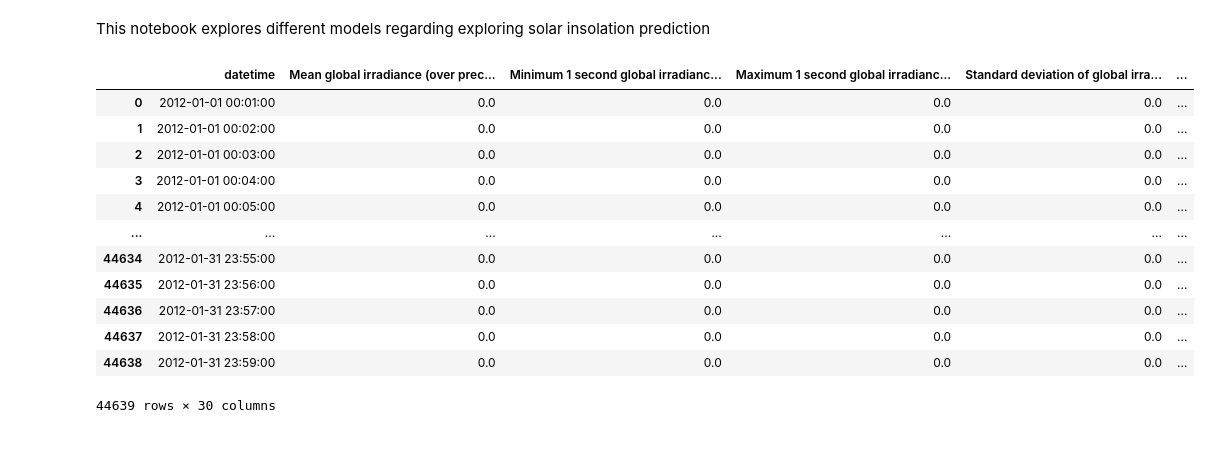
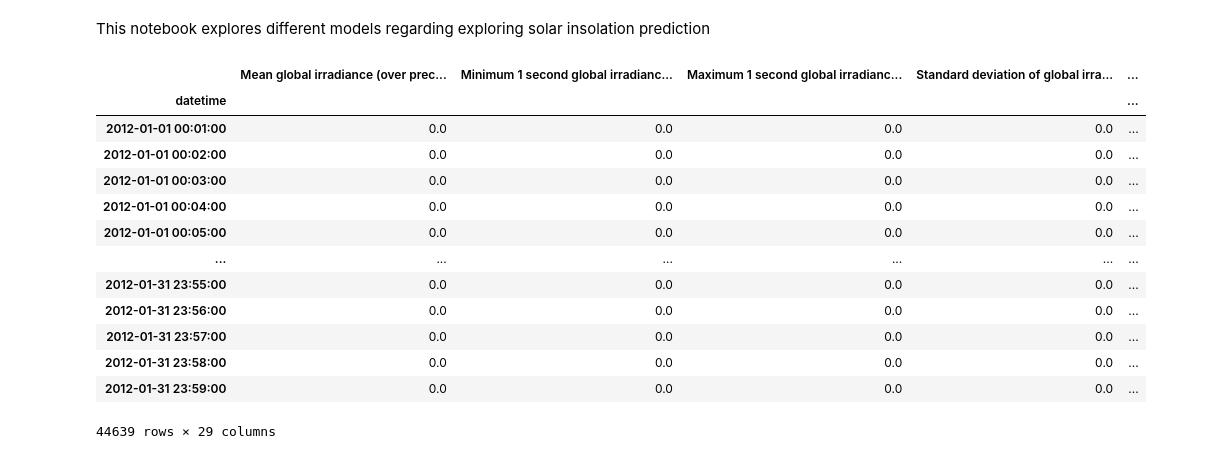
Before and after one commit to Muckthebuck/2023-Energy-kit, a Jupyter notebook: solar_prediciton.ipynb, the cells around one changed output. Saved outputs shown, nothing was run; the diff lists cells and outputs as text; code cells hidden in the pictures.

```diff
--- a/solar_prediciton.ipynb
+++ b/solar_prediciton.ipynb
@@ -17,33 +18,35 @@ import numpy as np
 # %%
 df = pd.read_csv('data/solar_data/sol_data_prepped.csv', sep=",")
 # Rename the columns
 df = df.rename(columns={
     'Year Month Day Hours Minutes in YYYY': 'Year',
     'MM': 'Month',
     'DD': 'Day',
     'HH24': 'Hour',
     'MI format in Local standard time': 'Minute'
 })
 
 df['datetime'] = pd.to_datetime(df.iloc[:,2:7])
 datetime_col = df.pop('datetime')
 df.insert(0, 'datetime', datetime_col)
+df = df.set_index('datetime')
 df = df.drop(['Station Number', 'sl', 'Year', 'Month', 'Day', 'Hour', 'Minute'], axis=1)
 df
 # %% [output]
-|  | datetime | Mean global irradiance (over prec... | Minimum 1 second global irradianc... | Maximum 1 second global irradianc... | Standard deviation of global irra... | ... |
-| 0 | 2012-01-01 00:01:00 | 0.0 | 0.0 | 0.0 | 0.0 | ... |
-| 1 | 2012-01-01 00:02:00 | 0.0 | 0.0 | 0.0 | 0.0 | ... |
-| 2 | 2012-01-01 00:03:00 | 0.0 | 0.0 | 0.0 | 0.0 | ... |
-| 3 | 2012-01-01 00:04:00 | 0.0 | 0.0 | 0.0 | 0.0 | ... |
-| 4 | 2012-01-01 00:05:00 | 0.0 | 0.0 | 0.0 | 0.0 | ... |
-| ... | ... | ... | ... | ... | ... | ... |
-| 44634 | 2012-01-31 23:55:00 | 0.0 | 0.0 | 0.0 | 0.0 | ... |
-| 44635 | 2012-01-31 23:56:00 | 0.0 | 0.0 | 0.0 | 0.0 | ... |
-| 44636 | 2012-01-31 23:57:00 | 0.0 | 0.0 | 0.0 | 0.0 | ... |
-| 44637 | 2012-01-31 23:58:00 | 0.0 | 0.0 | 0.0 | 0.0 | ... |
-| 44638 | 2012-01-31 23:59:00 | 0.0 | 0.0 | 0.0 | 0.0 | ... |
+|  | Mean global irradiance (over prec... | Minimum 1 second global irradianc... | Maximum 1 second global irradianc... | Standard deviation of global irra... | ... |
+| datetime |  |  |  |  | ... |
+| 2012-01-01 00:01:00 | 0.0 | 0.0 | 0.0 | 0.0 | ... |
+| 2012-01-01 00:02:00 | 0.0 | 0.0 | 0.0 | 0.0 | ... |
+| 2012-01-01 00:03:00 | 0.0 | 0.0 | 0.0 | 0.0 | ... |
+| 2012-01-01 00:04:00 | 0.0 | 0.0 | 0.0 | 0.0 | ... |
+| 2012-01-01 00:05:00 | 0.0 | 0.0 | 0.0 | 0.0 | ... |
+| ... | ... | ... | ... | ... | ... |
+| 2012-01-31 23:55:00 | 0.0 | 0.0 | 0.0 | 0.0 | ... |
+| 2012-01-31 23:56:00 | 0.0 | 0.0 | 0.0 | 0.0 | ... |
+| 2012-01-31 23:57:00 | 0.0 | 0.0 | 0.0 | 0.0 | ... |
+| 2012-01-31 23:58:00 | 0.0 | 0.0 | 0.0 | 0.0 | ... |
+| 2012-01-31 23:59:00 | 0.0 | 0.0 | 0.0 | 0.0 | ... |
-44639 rows × 30 columns
+44639 rows × 29 columns
 # %%
 # Create correlation matrix
 # Create correlation matrix
```
Also changed, not shown: parts of 8 cells of this notebook, 5 other files.
